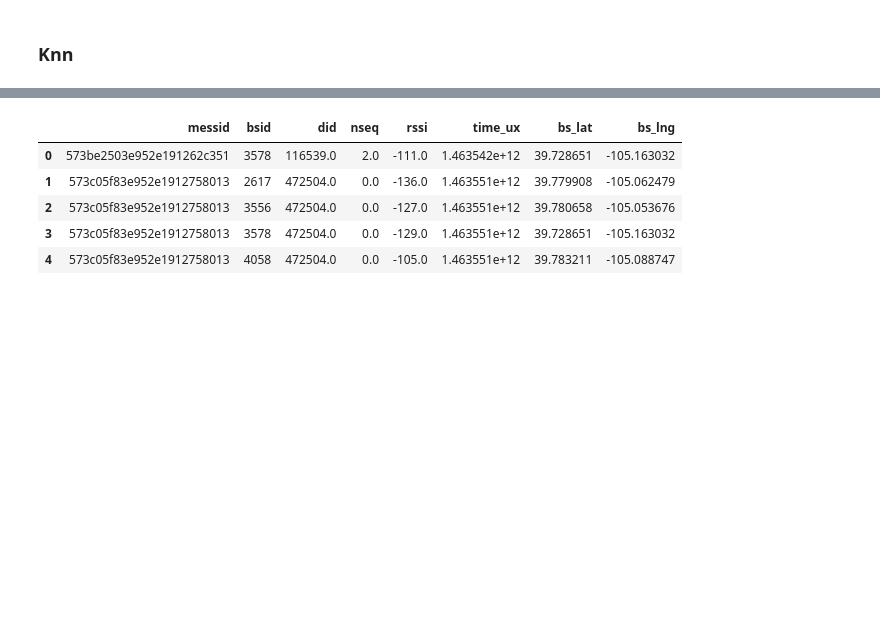
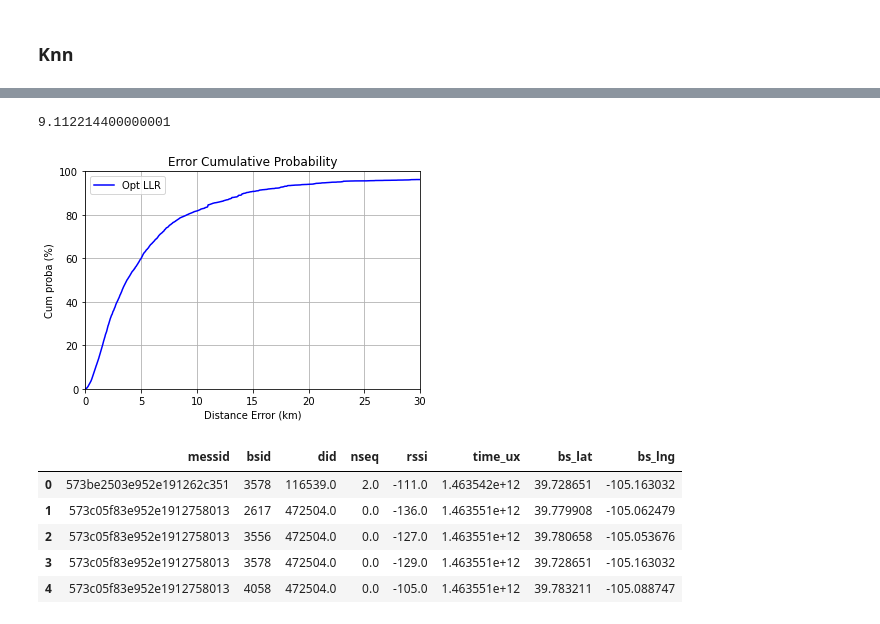
Before and after one commit to PhileasFrog/Geoloc_IOT, a Jupyter notebook: Notebook/TP_Geoloc_Msp_Telecom_ML_BCO.ipynb, the cells around one changed output, grey strips where cells are left out. Saved outputs shown, nothing was run; the diff lists cells and outputs as text; code cells hidden in the pictures; blank space fills up the shorter version.

```diff
--- a/Notebook/TP_Geoloc_Msp_Telecom_ML_BCO.ipynb
+++ b/Notebook/TP_Geoloc_Msp_Telecom_ML_BCO.ipynb
@@ -428,3 +326,9 @@ print(np.percentile(err_vec, 80))
+# %%
+reg = GradientBoostingRegressor(n_estimators=500)
+test_model(reg, df_feat2_filter, group_kfold)
+# %% [output]
+9.112214400000001
+[figure, added]
 # %%
 # Construct test prediction
 # %%
```
Also changed, not shown: parts of 24 cells of this notebook.
